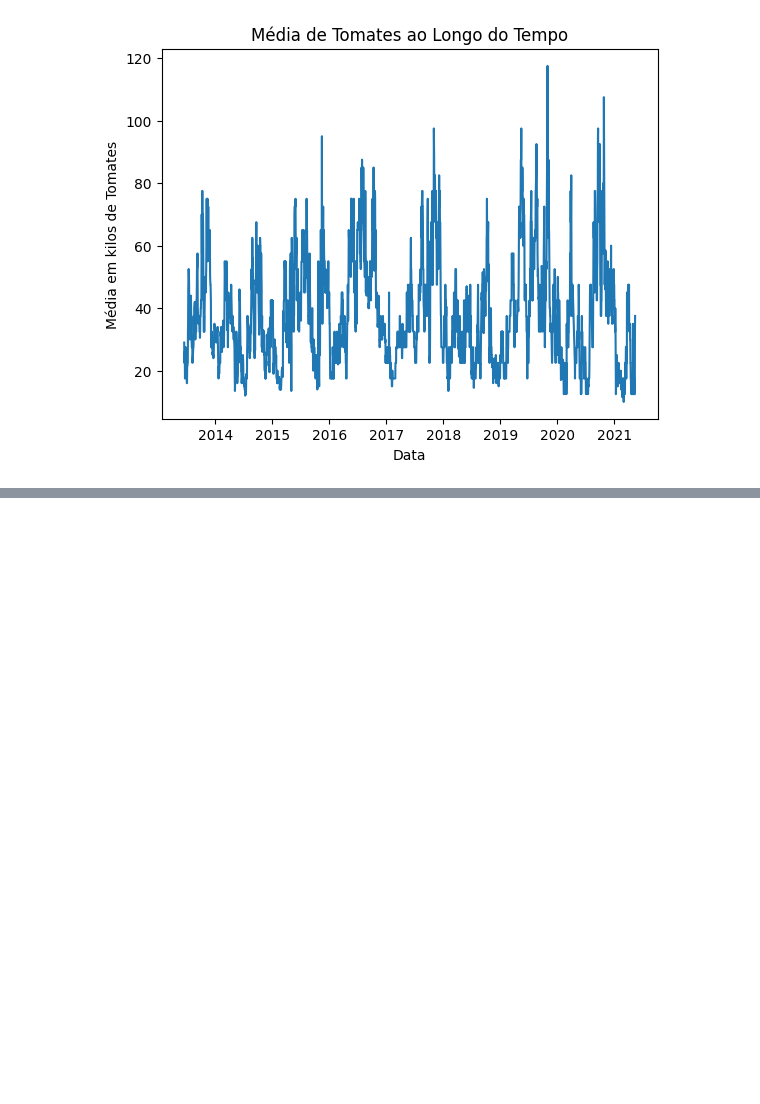
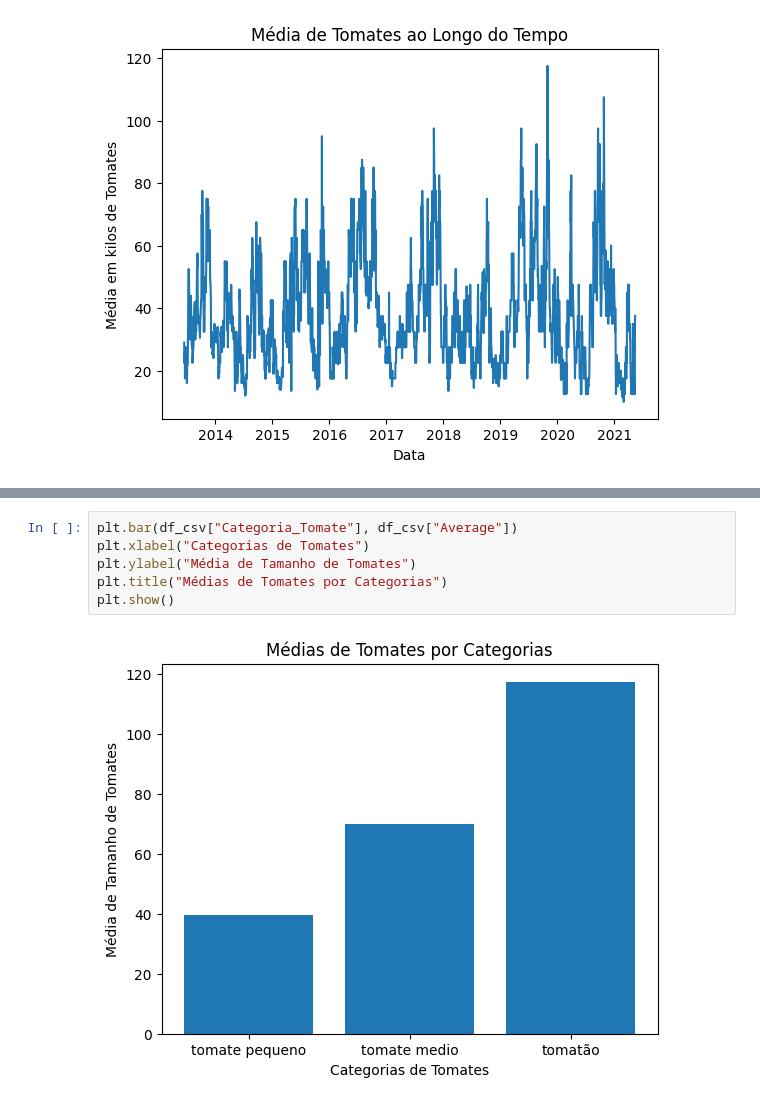
Before and after one commit to aloisiok1/Machine-Learning-com-Python, a Jupyter notebook: Machine_Learning_com_python.ipynb, the cells around one changed output, grey strips where cells are left out. Drawn from its saved outputs; the diff is of its cells as text; blank space fills up the shorter version.

```diff
--- a/Machine_Learning_com_python.ipynb
+++ b/Machine_Learning_com_python.ipynb
@@ -585,0 +603,8 @@ plt.show()
+# %%
+plt.bar(df_csv["Categoria_Tomate"], df_csv["Average"])
+plt.xlabel("Categorias de Tomates")
+plt.ylabel("Média de Tamanho de Tomates")
+plt.title("Médias de Tomates por Categorias")
+plt.show()
+# %% [output]
+[figure, added]
```
Also changed, not shown: parts of 20 cells of this notebook, 2 other files.
